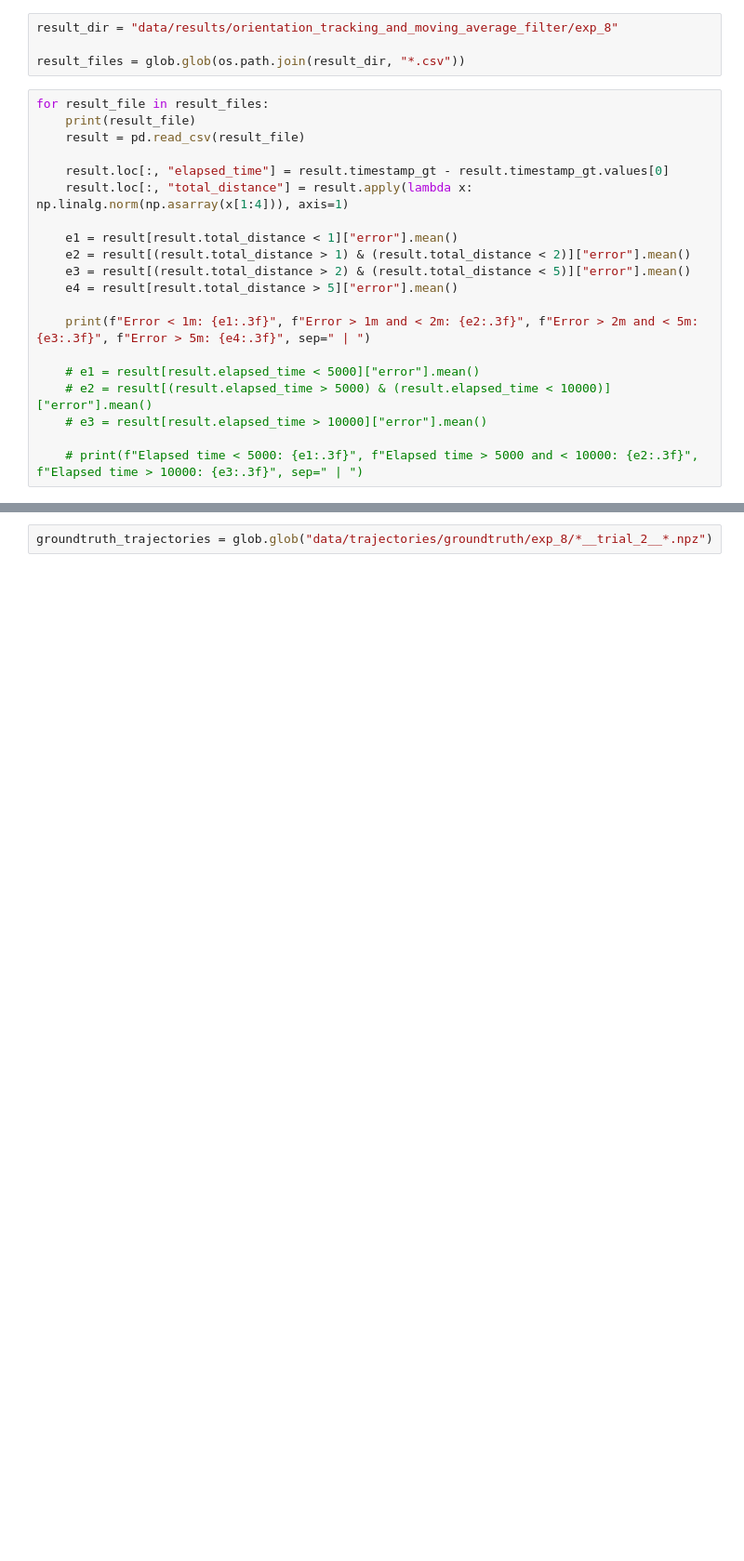
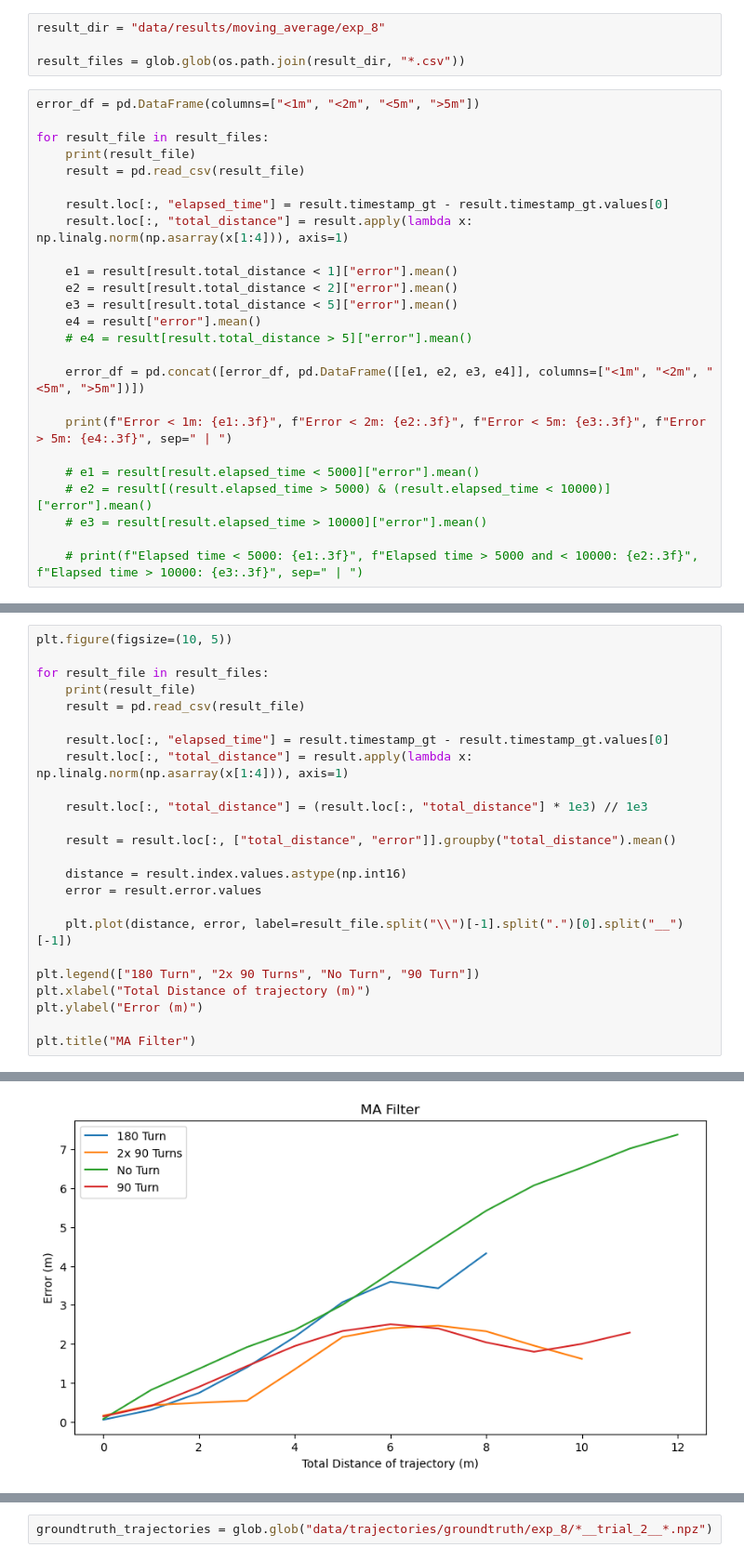
Before and after one commit to localization-as-a-service/local-registration, a Jupyter notebook: imu_result_analysis.ipynb, the cells around one changed output, grey strips where cells are left out. Shown at 93% size. Cells and saved outputs as stored; diff of their text form; blank space fills up the shorter version.

```diff
--- a/imu_result_analysis.ipynb
+++ b/imu_result_analysis.ipynb
@@ -13,8 +9,10 @@ Jupyter environment detected. Enabling Open3D WebVisualizer.
 # %%
-result_dir = "data/results/orientation_tracking_and_moving_average_filter/exp_8"
+result_dir = "data/results/moving_average/exp_8"
 
 result_files = glob.glob(os.path.join(result_dir, "*.csv"))
 # %%
+error_df = pd.DataFrame(columns=["<1m", "<2m", "<5m", ">5m"])
+
 for result_file in result_files:
     print(result_file)
     result = pd.read_csv(result_file)
@@ -23,11 +21,14 @@ for result_file in result_files:
     result.loc[:, "total_distance"] = result.apply(lambda x: np.linalg.norm(np.asarray(x[1:4])), axis=1)
 
     e1 = result[result.total_distance < 1]["error"].mean()
-    e2 = result[(result.total_distance > 1) & (result.total_distance < 2)]["error"].mean()
-    e3 = result[(result.total_distance > 2) & (result.total_distance < 5)]["error"].mean()
-    e4 = result[result.total_distance > 5]["error"].mean()
+    e2 = result[result.total_distance < 2]["error"].mean()
+    e3 = result[result.total_distance < 5]["error"].mean()
+    e4 = result["error"].mean()
+    # e4 = result[result.total_distance > 5]["error"].mean()
 
-    print(f"Error < 1m: {e1:.3f}", f"Error > 1m and < 2m: {e2:.3f}", f"Error > 2m and < 5m: {e3:.3f}", f"Error > 5m: {e4:.3f}", sep=" | ")
+    error_df = pd.concat([error_df, pd.DataFrame([[e1, e2, e3, e4]], columns=["<1m", "<2m", "<5m", ">5m"])])
+
+    print(f"Error < 1m: {e1:.3f}", f"Error < 2m: {e2:.3f}", f"Error < 5m: {e3:.3f}", f"Error > 5m: {e4:.3f}", sep=" | ")
 
     # e1 = result[result.elapsed_time < 5000]["error"].mean()
     # e2 = result[(result.elapsed_time > 5000) & (result.elapsed_time < 10000)]["error"].mean()
@@ -45,0 +55,25 @@ Error < 1m: 0.294 | Error > 1m and < 2m: 0.671 | Error > 2m and < 5m: 1.653 | Er
+# %%
+plt.figure(figsize=(10, 5))
+
+for result_file in result_files:
+    print(result_file)
+    result = pd.read_csv(result_file)
+
+    result.loc[:, "elapsed_time"] = result.timestamp_gt - result.timestamp_gt.values[0]
+    result.loc[:, "total_distance"] = result.apply(lambda x: np.linalg.norm(np.asarray(x[1:4])), axis=1)
+
+    result.loc[:, "total_distance"] = (result.loc[:, "total_distance"] * 1e3) // 1e3
+
+    result = result.loc[:, ["total_distance", "error"]].groupby("total_distance").mean()
+
+    distance = result.index.values.astype(np.int16)
+    error = result.error.values
+
+    plt.plot(distance, error, label=result_file.split("\\")[-1].split(".")[0].split("__")[-1])
+
+plt.legend(["180 Turn", "2x 90 Turns", "No Turn", "90 Turn"])
+plt.xlabel("Total Distance of trajectory (m)")
+plt.ylabel("Error (m)")
+
+plt.title("MA Filter")
+# %% [output]
@@ -45,0 +85 @@ Error < 1m: 0.294 | Error > 1m and < 2m: 0.671 | Error > 2m and < 5m: 1.653 | Er
+[figure, added]
```
Also changed, not shown: parts of 5 cells of this notebook, 8 other files.
